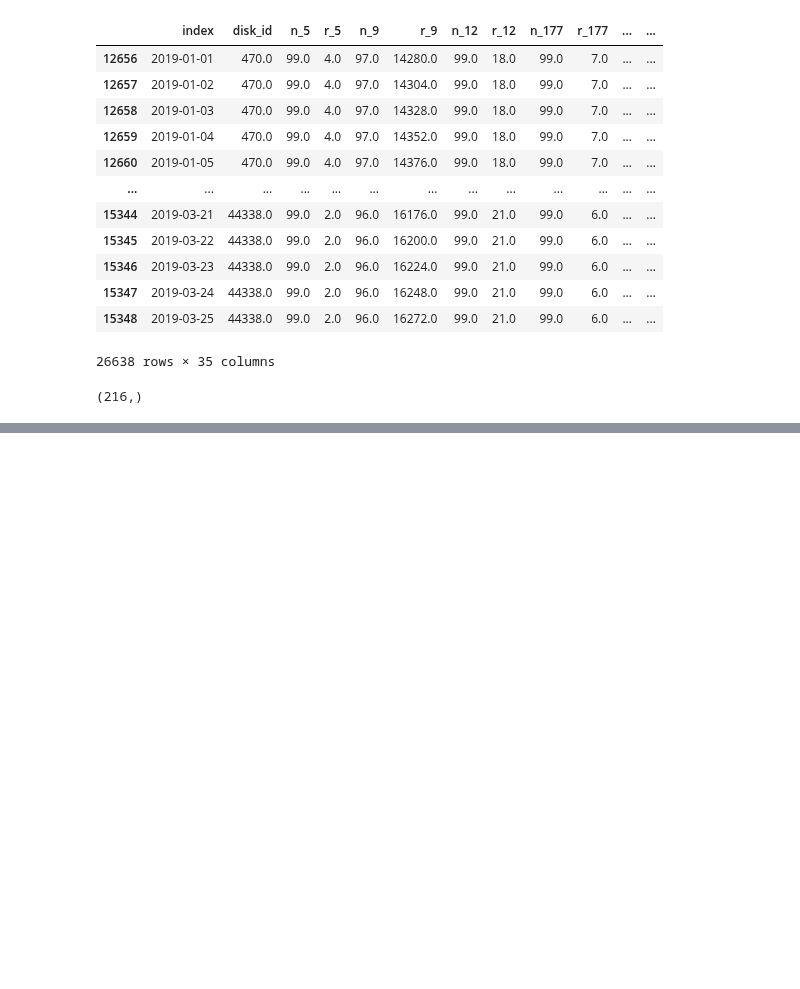
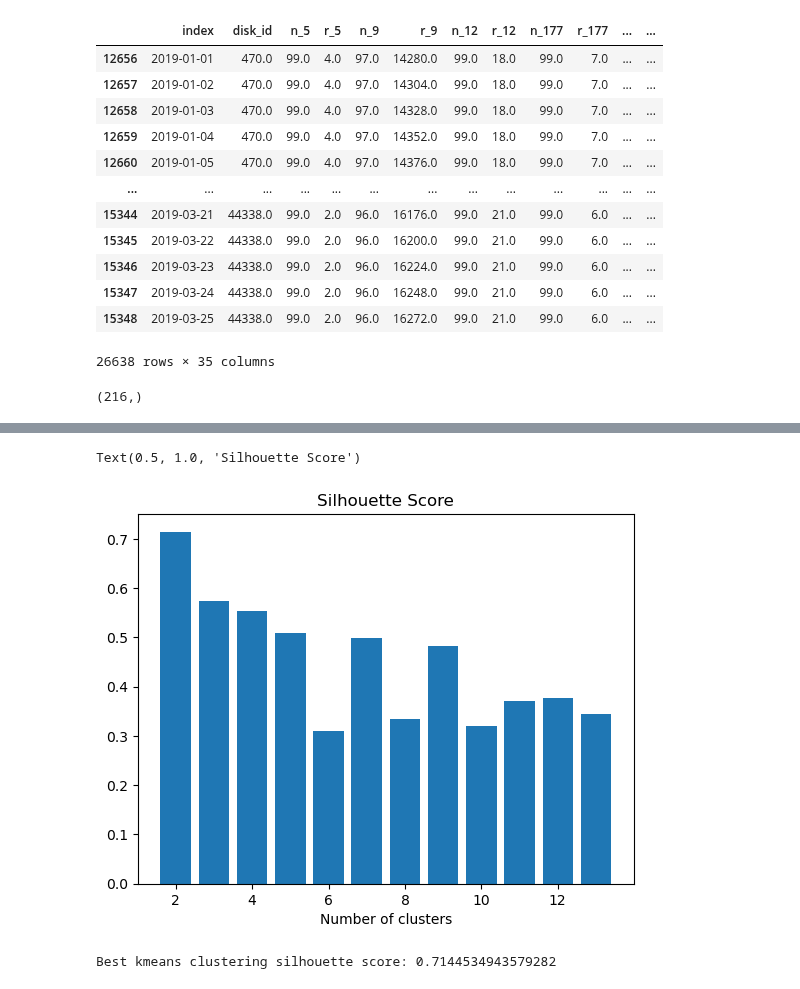
Before and after one commit to passion3659/ssd-failure, a Jupyter notebook: 03-making_imputated_data.ipynb, the cells around one changed output, grey strips where cells are left out. Cells and saved outputs as stored; diff of their text form; code cells hidden in the pictures; blank space fills up the shorter version.

```diff
--- a/03-making_imputated_data.ipynb
+++ b/03-making_imputated_data.ipynb
@@ -332,0 +590,17 @@ selected_filtered_data_healthy = selected_filtered_data_healthy.reset_index()  #
+# %%
+plt.bar(range(2,14),kmeans_sil_scores,)
+plt.xlabel("Number of clusters")
+plt.title("Silhouette Score")
+# clusters =3 일때, silhouette score가 가장 높은것을 알 수 있음.
+# %% [output]
+Text(0.5, 1.0, 'Silhouette Score')
+[figure, added]
+# %%
+n_cluster=2
+best_kmeans = KMeans(n_clusters=n_cluster,random_state=0)
+cluster_labels=best_kmeans.fit_predict(label_1_scaled)
+best_kmeans_sil_score=silhouette_score(label_1_scaled,cluster_labels)
+
+print('Best kmeans clustering silhouette score:',best_kmeans_sil_score)
+# %% [output]
+Best kmeans clustering silhouette score: 0.7144534943579282
```
Also changed, not shown: parts of 43 cells of this notebook, 1 other file.
